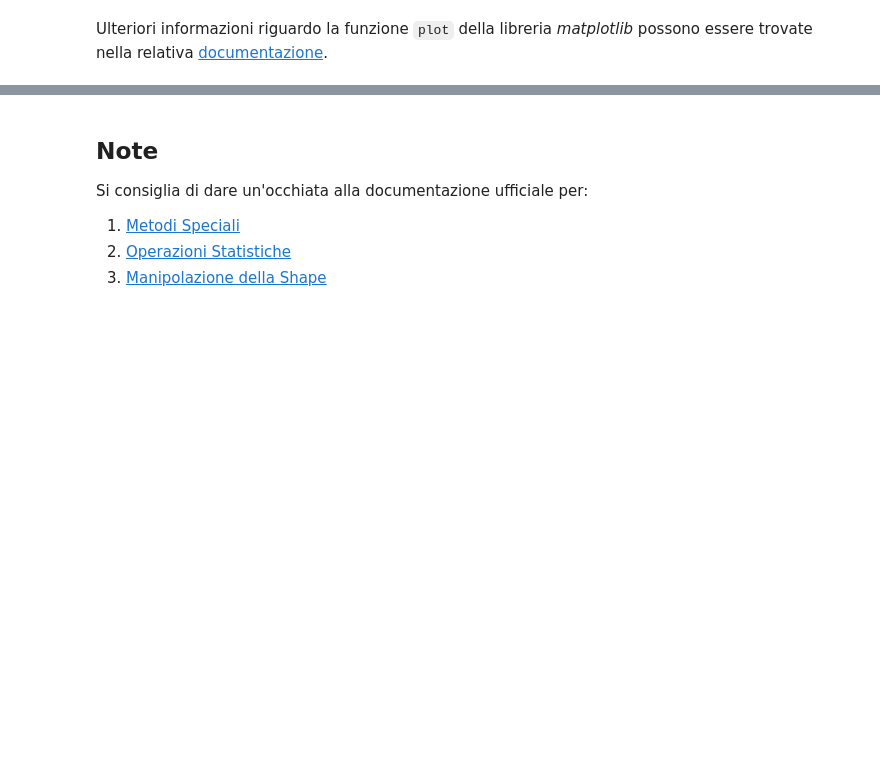
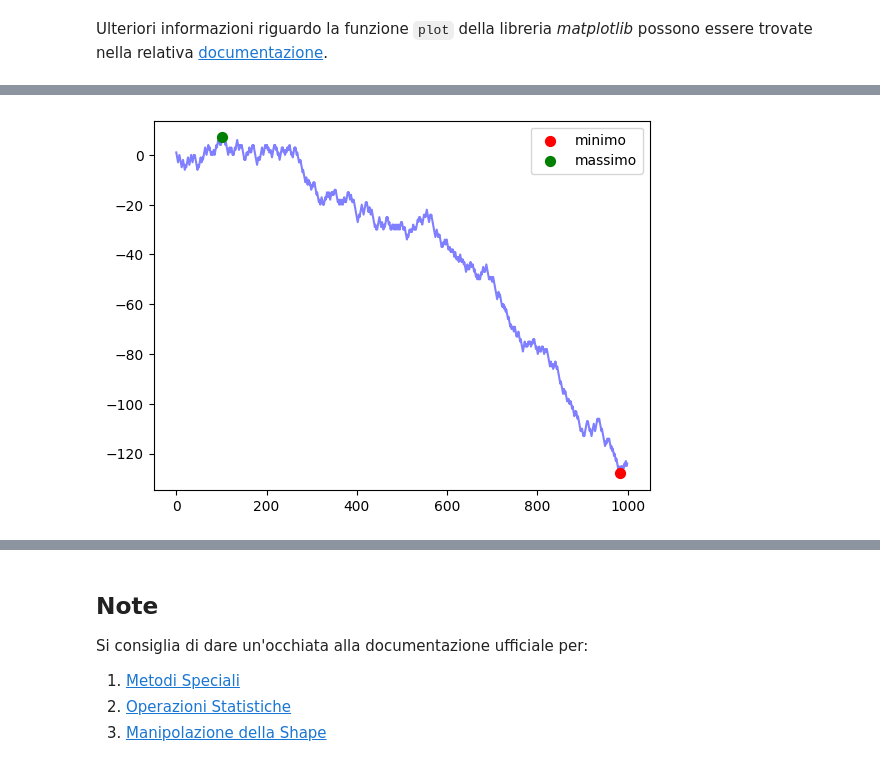
Before and after one commit to vivri161803/PythonForDataAnanlysis, a Jupyter notebook: 1_NumpyIntroduction_VectorizedComputations.ipynb, the cells around one changed output, grey strips where cells are left out. Drawn from its saved outputs; the diff is of its cells as text; code cells hidden in the pictures; blank space fills up the shorter version.

```diff
--- a/1_NumpyIntroduction_VectorizedComputations.ipynb
+++ b/1_NumpyIntroduction_VectorizedComputations.ipynb
@@ -548,0 +586,15 @@ AxisError: axis 1 is out of bounds for array of dimension 1
+# %%
+# esercizio 3
+def plot_walk_minmax(walks, min_or_max : str):
+    if min_or_max == 'min':
+        lowest_walk = walks[walks.min(axis=1).argmin()]
+        plot_walk(lowest_walk)
+    elif min_or_max == 'max':
+        highest_walk = walks[walks.max(axis=1).argmax()]
+        plot_walk(highest_walk)
+    else:
+        print(f"{min_or_max} must be either = ['min', 'max']")
+# %%
+plot_walk_minmax(walks, 'min')
+# %% [output]
+[figure, added]
```
Also changed, not shown: parts of 13 cells of this notebook, 5 other files.
